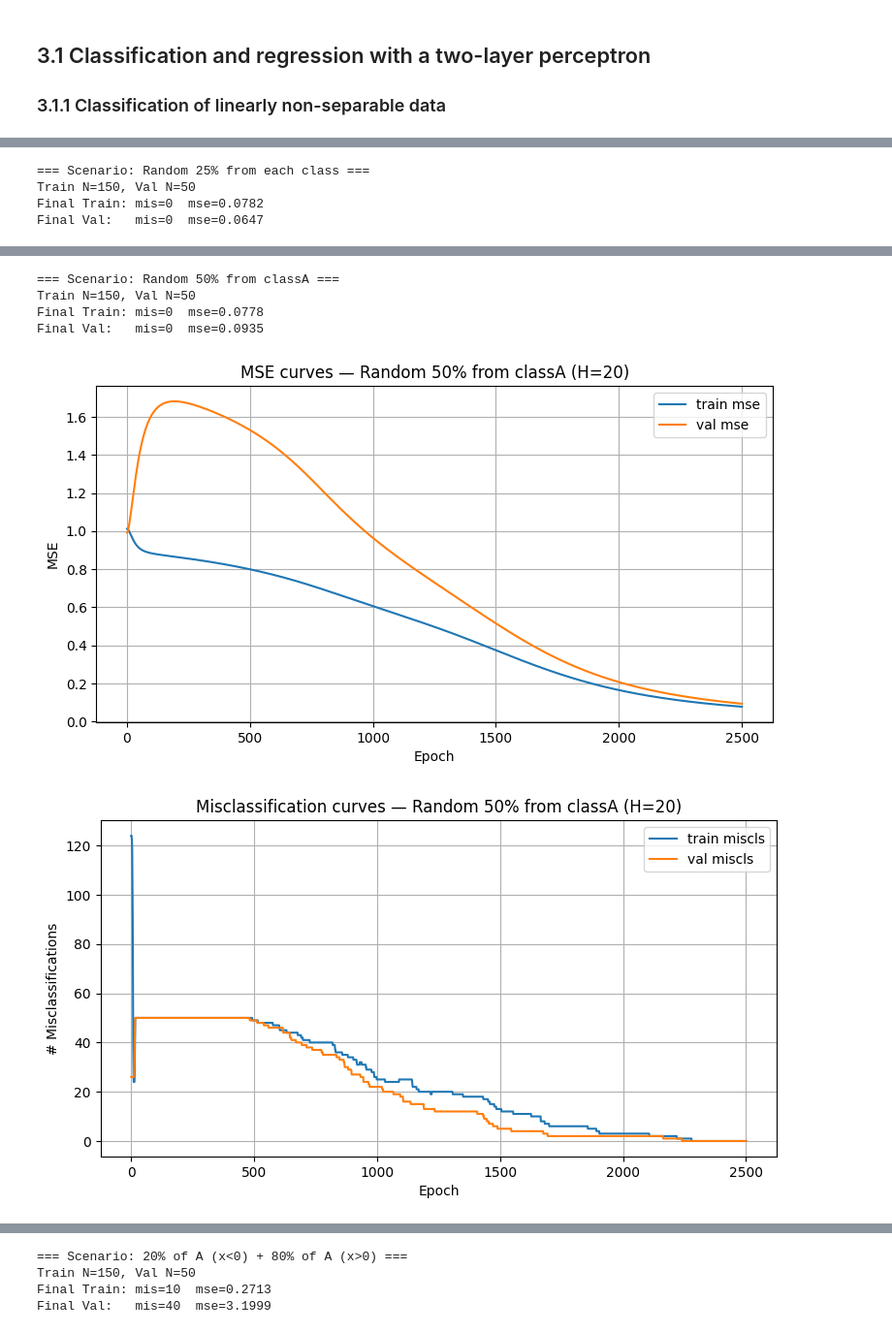
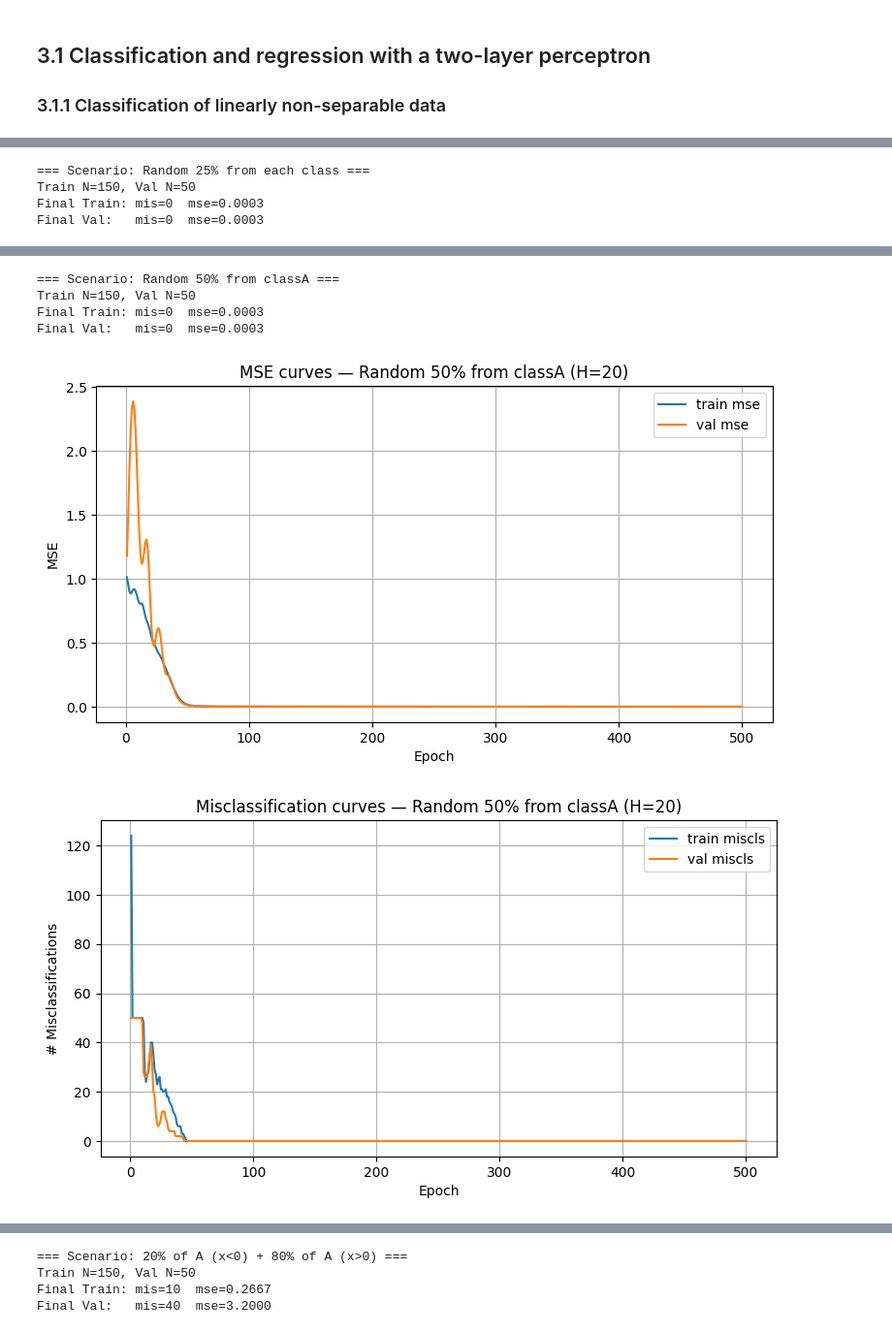
Before and after one commit to moyucrazy12/ANN_-_DL, a Jupyter notebook: Lab1b_Notebook.ipynb, the cells around one changed output, grey strips where cells are left out. Shown at 97% size. Cells and saved outputs as stored; diff of their text form; code cells hidden in the pictures.

```diff
--- a/Lab1b_Notebook.ipynb
+++ b/Lab1b_Notebook.ipynb
@@ -380,8 +408,8 @@ def train_mlp_batch_with_val(Xtr, ytr, Xva, yva, H=5, eta=0.01, alpha=0.9, epoch
 
         dh = (V[:, :-1].T @ do) * bipolar_sigmoid_prime_from_output(h)
 
-        gradV = (do @ hb.T) / Ntr
-        gradW = (dh @ Xb.T) / Ntr
+        gradV = (do @ hb.T)
+        gradW = (dh @ Xb.T)
 
         # momentum update
         dV = alpha * dV_prev - (1.0 - alpha) * gradV
@@ -457,10 +485,10 @@ if __name__ == "__main__":
     )
 
      # Part I.2 (train/val scenarios) on SAME data
-    run_validation_scenarios_on_same_data(X, y, seed_split=10, H=20, epochs=2500, eta=0.05, alpha=0.9)
-    run_validation_scenarios_on_same_data(X, y, seed_split=10, H=10, epochs=2500, eta=0.05, alpha=0.9)
+    run_validation_scenarios_on_same_data(X, y, seed_split=10, H=20, epochs=500, eta=0.05, alpha=0.9)
+    run_validation_scenarios_on_same_data(X, y, seed_split=10, H=10, epochs=500, eta=0.05, alpha=0.9)
 # %% [output]
 === Scenario: Random 25% from each class ===
 Train N=150, Val N=50
-Final Train: mis=0  mse=0.0782
-Final Val:   mis=0  mse=0.0647
+Final Train: mis=0  mse=0.0003
+Final Val:   mis=0  mse=0.0003
@@ -470,6 +498,6 @@ Final Val:   mis=0  mse=0.0647
 === Scenario: Random 50% from classA ===
 Train N=150, Val N=50
-Final Train: mis=0  mse=0.0778
-Final Val:   mis=0  mse=0.0935
+Final Train: mis=0  mse=0.0003
+Final Val:   mis=0  mse=0.0003
-[figure, old version]
+[figure, new version]
-[figure, old version]
+[figure, new version]
@@ -477,4 +505,4 @@ Final Val:   mis=0  mse=0.0935
 === Scenario: 20% of A (x<0) + 80% of A (x>0) ===
 Train N=150, Val N=50
-Final Train: mis=10  mse=0.2713
-Final Val:   mis=40  mse=3.1999
+Final Train: mis=10  mse=0.2667
+Final Val:   mis=40  mse=3.2000
```
Also changed, not shown: parts of 4 cells of this notebook.
